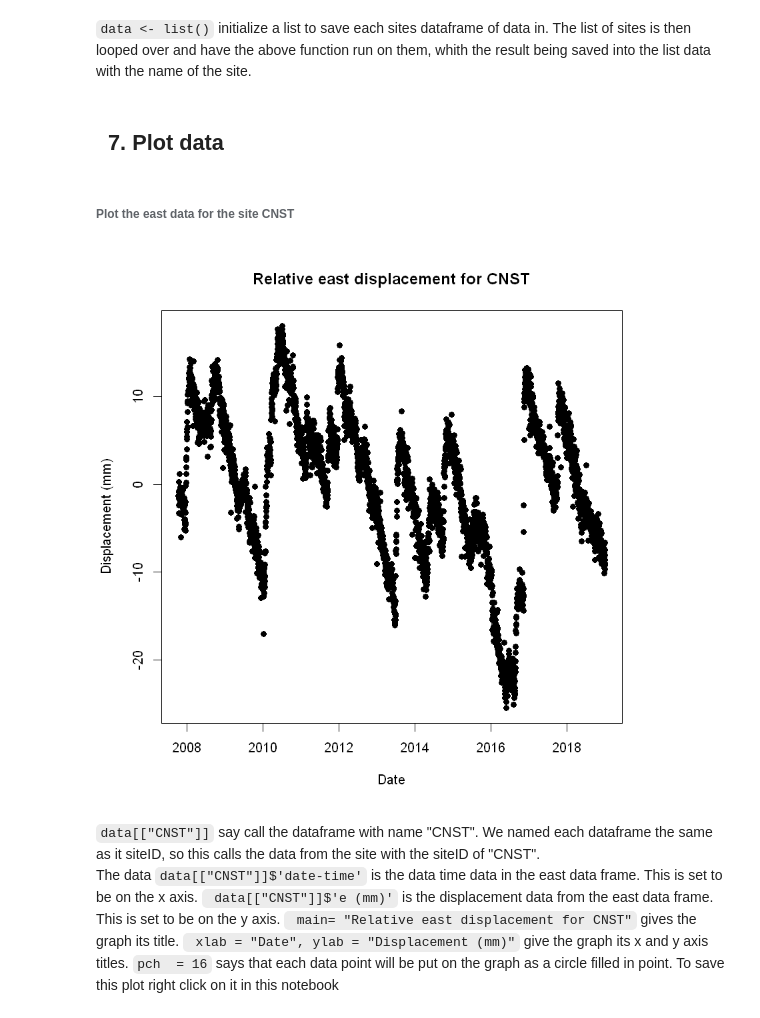
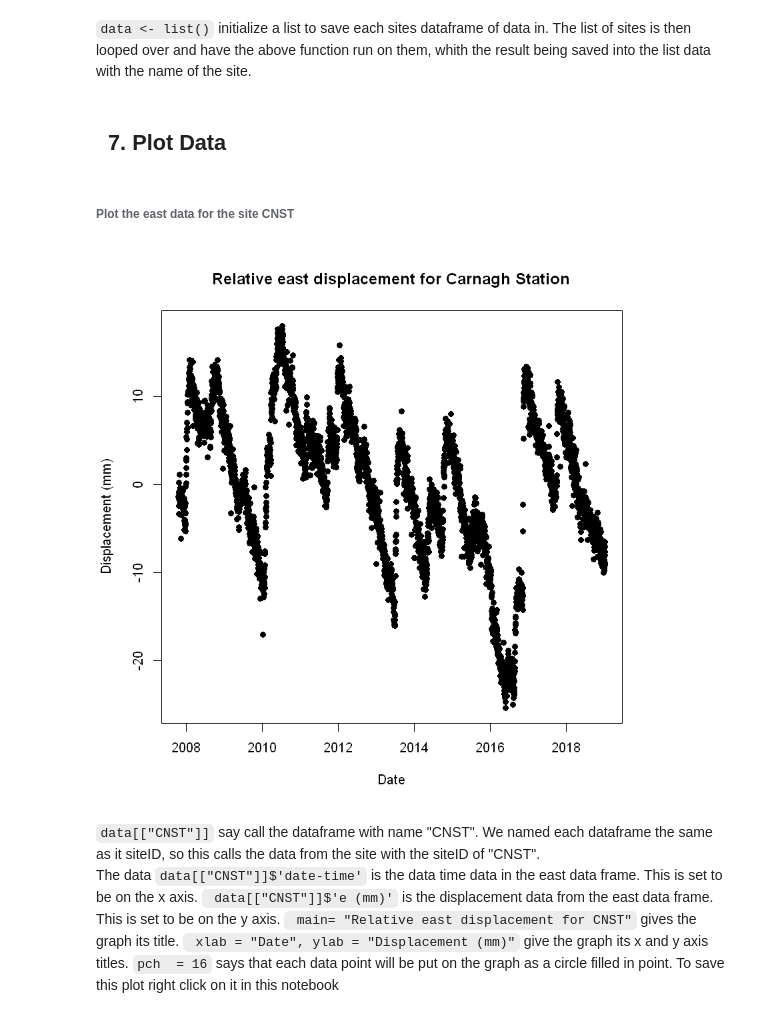
Before and after one commit to JenLowe/data_tutorials, a Jupyter notebook: GNSS_Data/R/Multiple_station_access_for_GNSS_data_in_R.ipynb, the cells around one changed output. Saved outputs shown, nothing was run; the diff lists cells and outputs as text; code cells hidden in the pictures.

```diff
--- a/GNSS_Data/R/Multiple_station_access_for_GNSS_data_in_R.ipynb
+++ b/GNSS_Data/R/Multiple_station_access_for_GNSS_data_in_R.ipynb
@@ -252,14 +257,14 @@ for (i in 1:length(allGNSSsites)){
 # %% [markdown]
 `data <- list()` initialize a list to save each sites dataframe of data in. The list of sites is then looped over and have the above function run on them, whith the result being saved into the list data with the name of the site.
 # %% [markdown]
-## &nbsp; 7. Plot data
+## &nbsp; 7. Plot Data
 # %% [markdown]
 ###### Plot the east data for the site CNST
 # %%
-title <- paste("Relative east displacement for CNST")
+title <- paste("Relative east displacement for Carnagh Station" )
 plot(data[["CNST"]]$'date-time', data[["CNST"]]$'e (mm)',main= title, xlab = "Date", ylab = "Displacement (mm)", pch = 16)
 # %% [output]
-[figure, old version]
+[figure, new version]
 # %% [markdown]
 `data[["CNST"]]` say call the dataframe with name "CNST". We named each dataframe the same as it siteID, so this calls the data from the site with the siteID of "CNST".<br>
 The data `data[["CNST"]]$'date-time'` is the data time data in the east data frame. This is set to be on the x axis. ` data[["CNST"]]$'e (mm)'` is the displacement data from the east data frame. This is set to be on the y axis. ` main= "Relative east displacement for CNST"` gives the graph its title. ` xlab = "Date", ylab = "Displacement (mm)"` give the graph its x and y axis titles. `pch  = 16` says that each data point will be put on the graph as a circle filled in point. To save this plot right click on it in this notebook
```
Also changed, not shown: parts of 21 cells of this notebook.
